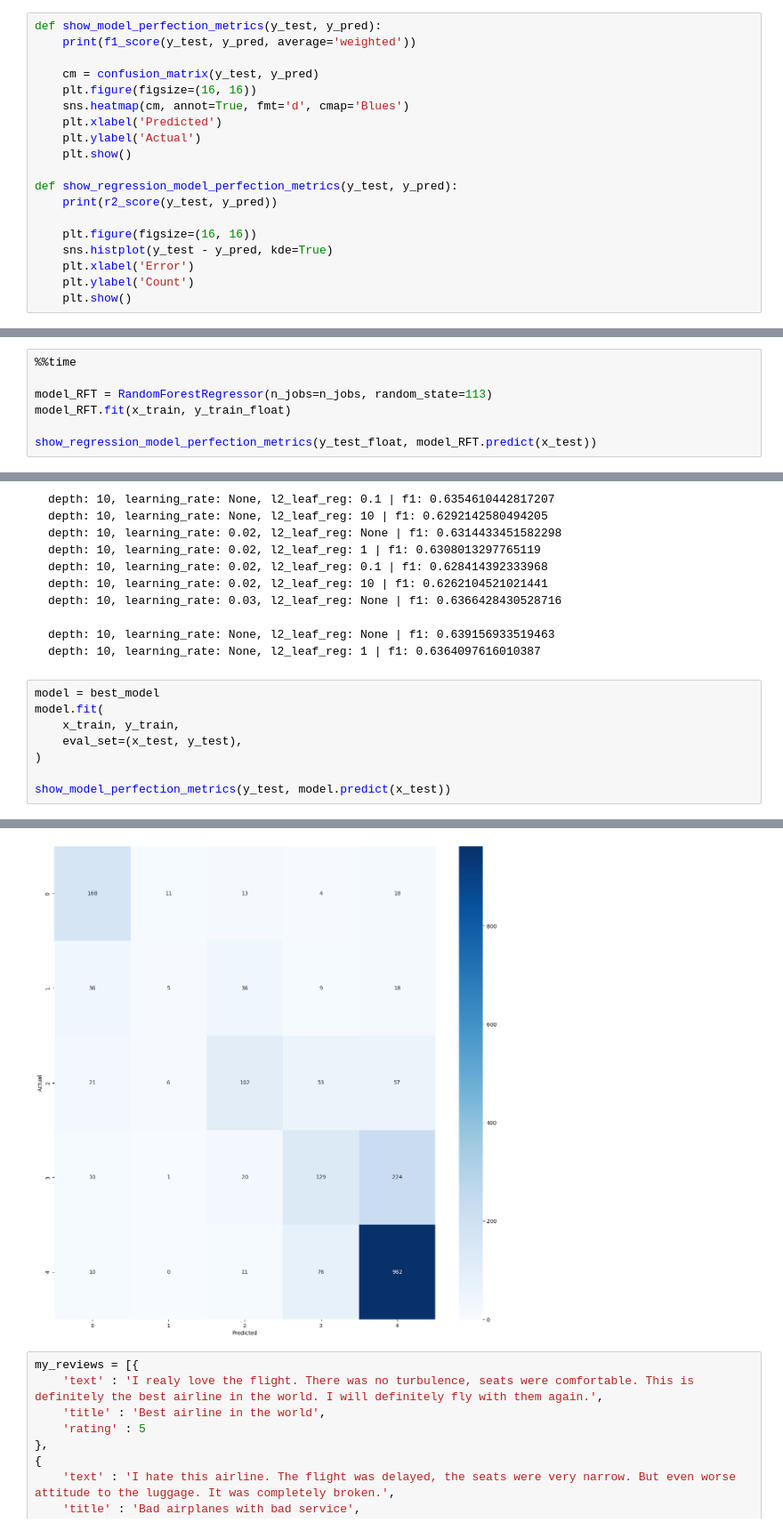
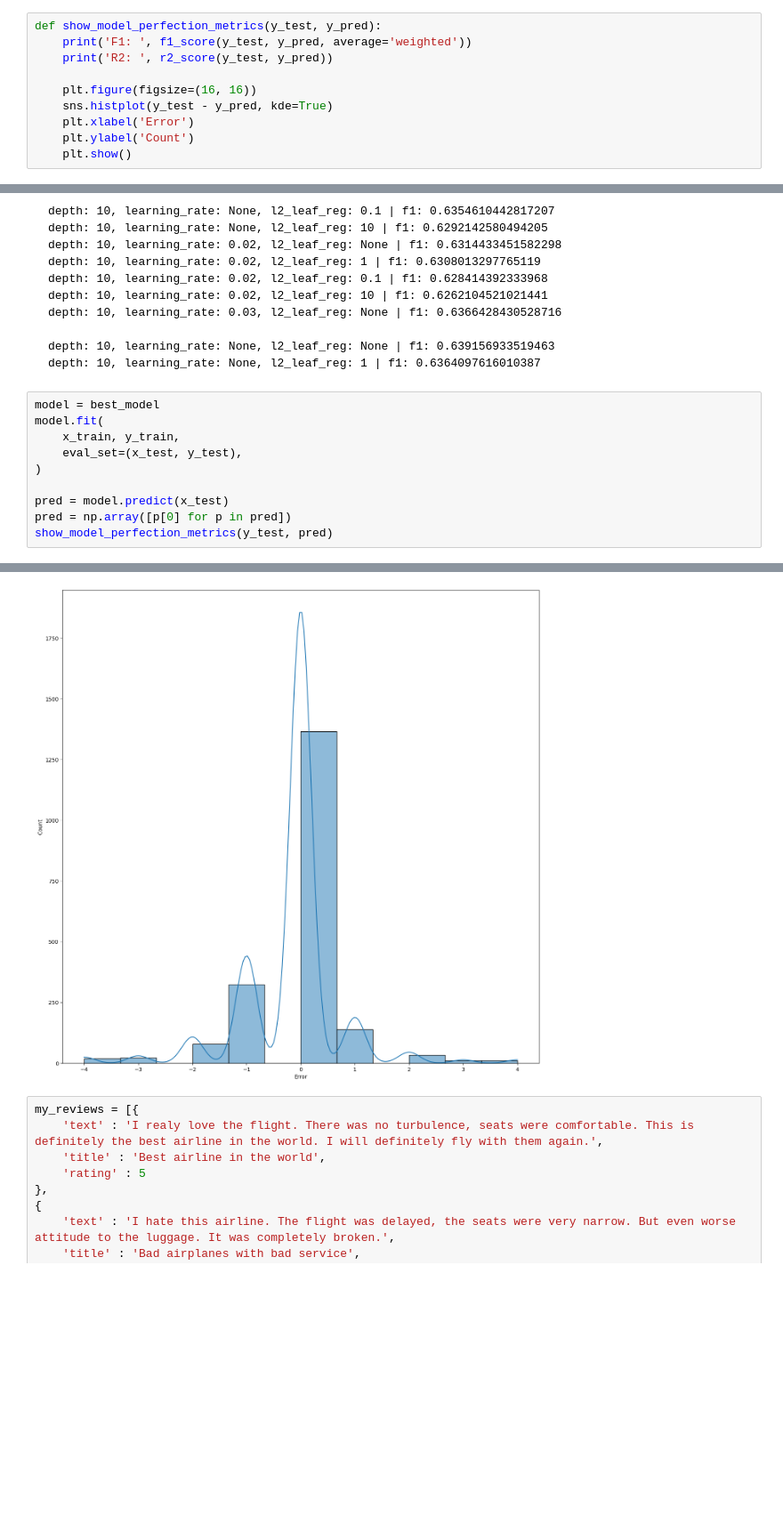
Before and after one commit to setday/HSE_ML_HW2024, a Jupyter notebook: notebooks/06-homework.ipynb, the cells around one changed output, grey strips where cells are left out. Shown at 89% size. Drawn from its saved outputs; the diff is of its cells as text; blank space fills up the shorter version.

```diff
--- a/notebooks/06-homework.ipynb
+++ b/notebooks/06-homework.ipynb
@@ -113,17 +113,8 @@ Wall time: 19.7 s
 LogisticRegression(max_iter=50, n_jobs=12, random_state=113)
 # %%
 def show_model_perfection_metrics(y_test, y_pred):
-    print(f1_score(y_test, y_pred, average='weighted'))
-
-    cm = confusion_matrix(y_test, y_pred)
-    plt.figure(figsize=(16, 16))
-    sns.heatmap(cm, annot=True, fmt='d', cmap='Blues')
-    plt.xlabel('Predicted')
-    plt.ylabel('Actual')
-    plt.show()
-
-def show_regression_model_perfection_metrics(y_test, y_pred):
-    print(r2_score(y_test, y_pred))
+    print('F1: ', f1_score(y_test, y_pred, average='weighted'))
+    print('R2: ', r2_score(y_test, y_pred))
 
     plt.figure(figsize=(16, 16))
     sns.histplot(y_test - y_pred, kde=True)
@@ -270,7 +268,0 @@ Wall time: 8min 51s
-# %%
-%%time
-
-model_RFT = RandomForestRegressor(n_jobs=n_jobs, random_state=113)
-model_RFT.fit(x_train, y_train_float)
-
-show_regression_model_perfection_metrics(y_test_float, model_RFT.predict(x_test))
@@ -383,5 +370,7 @@ model.fit(
     eval_set=(x_test, y_test),
 )
 
-show_model_perfection_metrics(y_test, model.predict(x_test))
+pred = model.predict(x_test)
+pred = np.array([p[0] for p in pred])
+show_model_perfection_metrics(y_test, pred)
 # %% [output]
@@ -389,4 +379,4 @@ show_model_perfection_metrics(y_test, model.predict(x_test))
-[figure, old version]
+[figure, new version]
 # %%
 my_reviews = [{
     'text' : 'I realy love the flight. There was no turbulence, seats were comfortable. This is definitely the best airline in the world. I will definitely fly with them again.',
```
Also changed, not shown: parts of 12 cells of this notebook.
